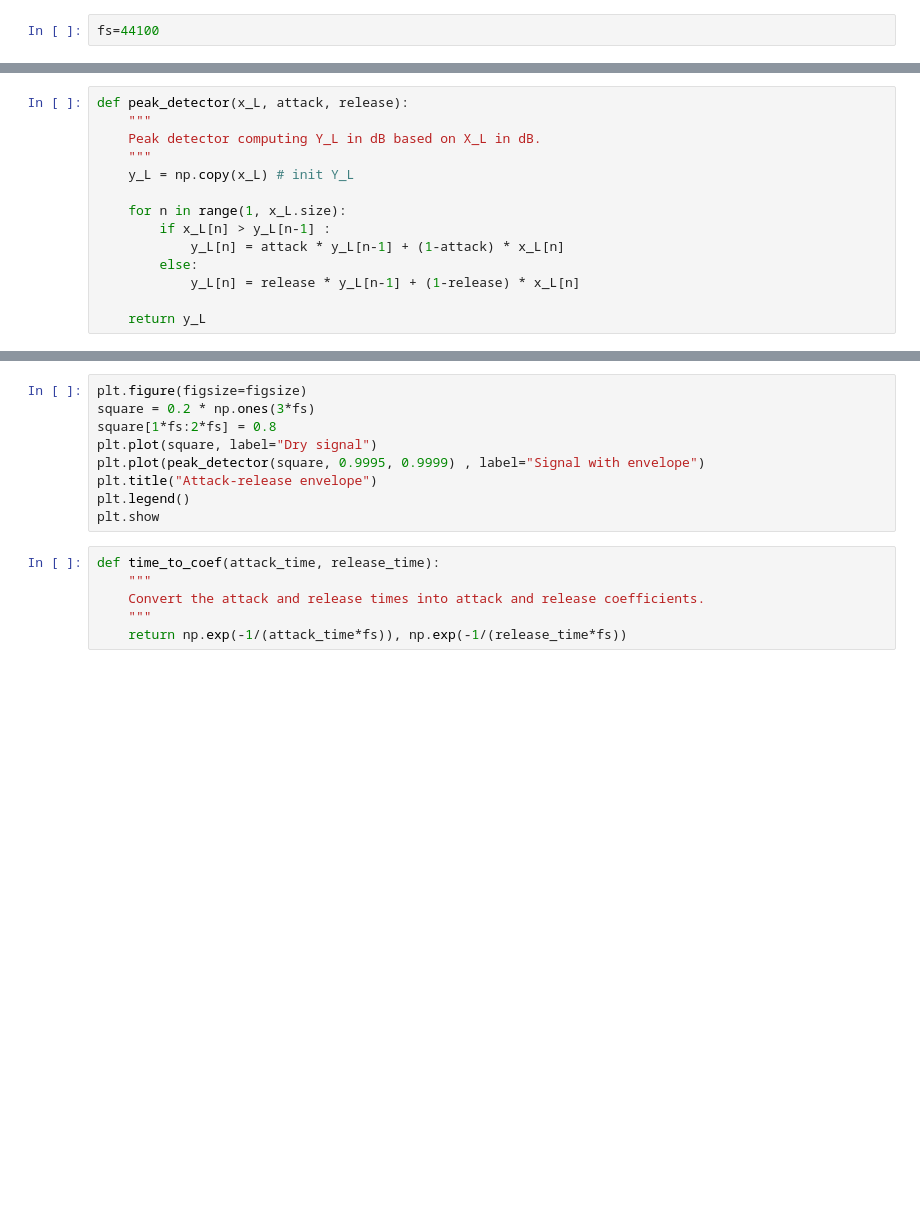
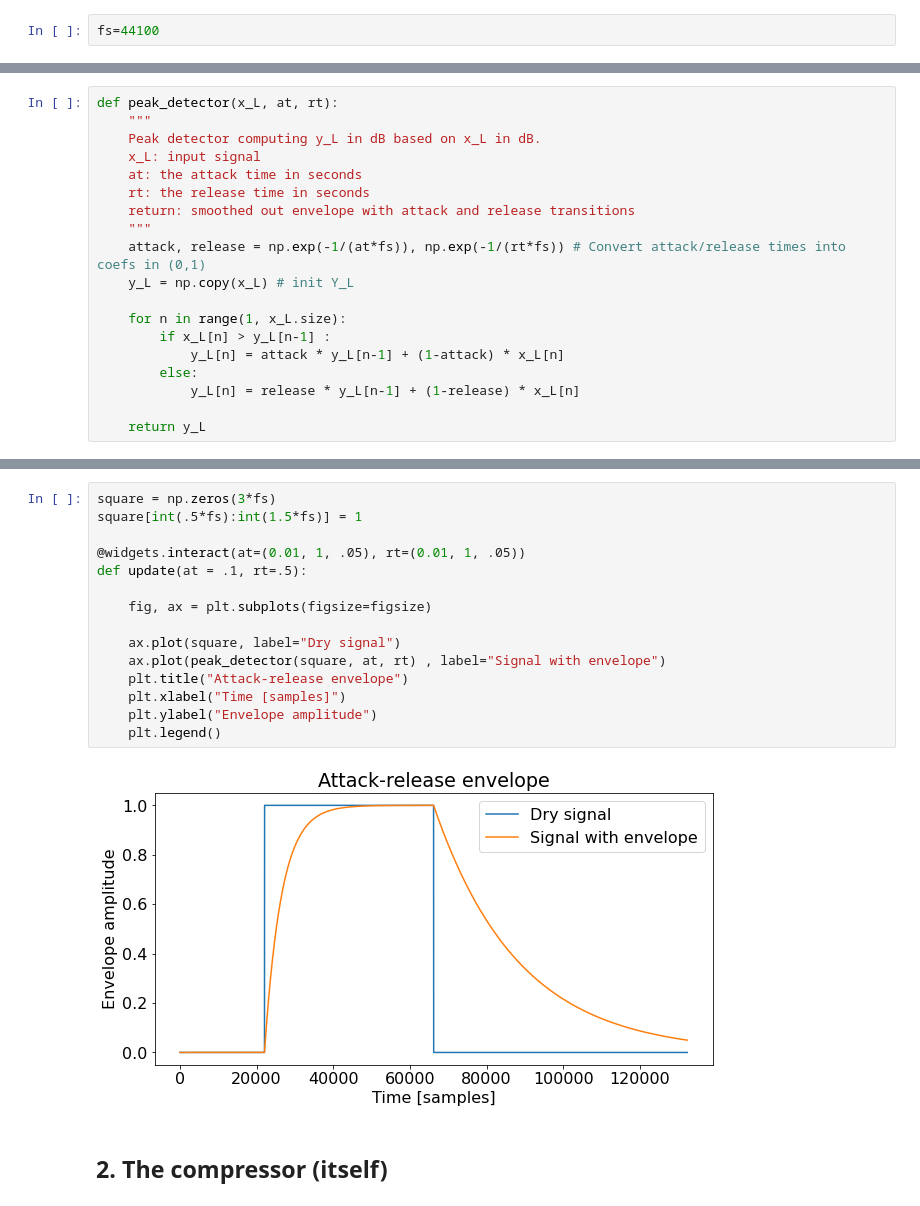
Before and after one commit to lucieperrotta/computersandmusic, a Jupyter notebook: Compressor.ipynb, the cells around one changed output, grey strips where cells are left out. Drawn from its saved outputs; the diff is of its cells as text; blank space fills up the shorter version.

Commit message:
Compressor self-sufficient

```diff
--- a/Compressor.ipynb
+++ b/Compressor.ipynb
@@ -36,8 +106,13 @@ plt.show()
 # %%
-def peak_detector(x_L, attack, release):
+def peak_detector(x_L, at, rt):
     """
-    Peak detector computing Y_L in dB based on X_L in dB.
+    Peak detector computing y_L in dB based on x_L in dB.
+    x_L: input signal
+    at: the attack time in seconds
+    rt: the release time in seconds
+    return: smoothed out envelope with attack and release transitions
     """
+    attack, release = np.exp(-1/(at*fs)), np.exp(-1/(rt*fs)) # Convert attack/release times into coefs in (0,1)
     y_L = np.copy(x_L) # init Y_L
 
     for n in range(1, x_L.size):
@@ -50,15 +127,19 @@ def peak_detector(x_L, attack, release):
 # %%
-plt.figure(figsize=figsize)
-square = 0.2 * np.ones(3*fs)
-square[1*fs:2*fs] = 0.8
-plt.plot(square, label="Dry signal")
-plt.plot(peak_detector(square, 0.9995, 0.9999) , label="Signal with envelope")
-plt.title("Attack-release envelope")
-plt.legend()
-plt.show
+square = np.zeros(3*fs)
+square[int(.5*fs):int(1.5*fs)] = 1
+
+@widgets.interact(at=(0.01, 1, .05), rt=(0.01, 1, .05))
+def update(at = .1, rt=.5):
+
+    fig, ax = plt.subplots(figsize=figsize)
+
+    ax.plot(square, label="Dry signal")
+    ax.plot(peak_detector(square, at, rt) , label="Signal with envelope")
+    plt.title("Attack-release envelope")
+    plt.xlabel("Time [samples]")
+    plt.ylabel("Envelope amplitude")
+    plt.legend()
+# %% [output]
+[figure, added]
-# %%
-def time_to_coef(attack_time, release_time):
-    """
-    Convert the attack and release times into attack and release coefficients.
-    """
-    return np.exp(-1/(attack_time*fs)), np.exp(-1/(release_time*fs))
+# %% [markdown]
+## 2. The compressor (itself)
```
Also changed, not shown: parts of 24 cells of this notebook, 2 other files.
